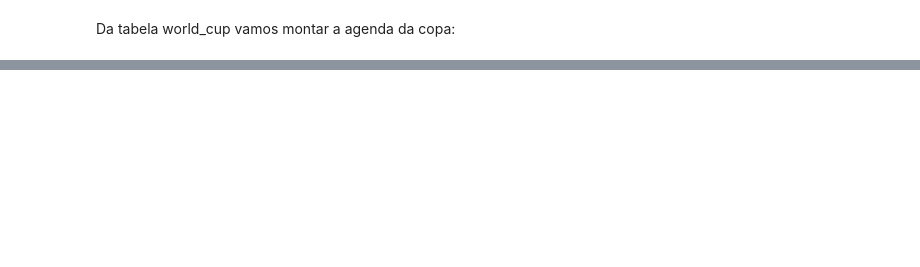
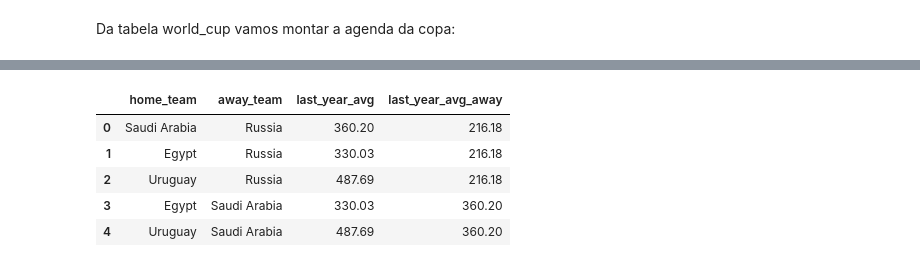
Before and after one commit to hugolouzada/DigitalTwinWorldCup, a Jupyter notebook: DTWorldCup.ipynb, the cells around one changed output, grey strips where cells are left out. Cells and saved outputs as stored; diff of their text form; code cells hidden in the pictures; blank space fills up the shorter version.

```diff
--- a/DTWorldCup.ipynb
+++ b/DTWorldCup.ipynb
@@ -848,0 +954,10 @@ for group, teams in world_cup.groupby(by='Group',sort=True):
+# %%
+wc_features_2nd = pd.DataFrame(features_list_2nd_orient)
+wc_features_2nd[['home_team','away_team','last_year_avg','last_year_avg_away']].head(5)
+# %% [output]
+|  | home_team | away_team | last_year_avg | last_year_avg_away |
+| 0 | Saudi Arabia | Russia | 360.20 | 216.18 |
+| 1 | Egypt | Russia | 330.03 | 216.18 |
+| 2 | Uruguay | Russia | 487.69 | 216.18 |
+| 3 | Egypt | Saudi Arabia | 330.03 | 360.20 |
+| 4 | Uruguay | Saudi Arabia | 487.69 | 360.20 |
```
Also changed, not shown: parts of 16 cells of this notebook.
